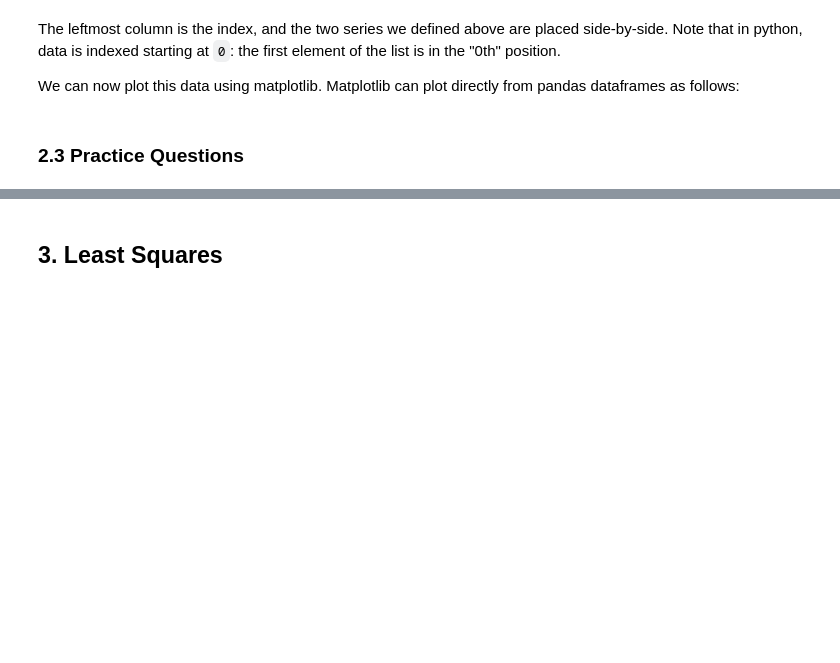
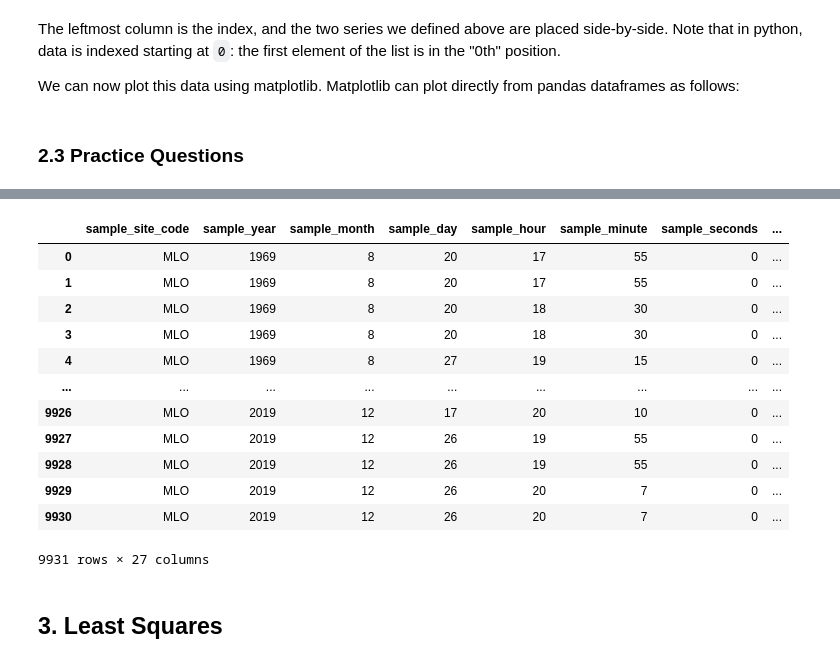
Before and after one commit to CUB-Computational-Tools/2020-ps-team-bozs_asks, a Jupyter notebook: geol3910_pythonintro_globalchange_ANSWERKEY.ipynb, the cells around one changed output, grey strips where cells are left out. Drawn from its saved outputs; the diff is of its cells as text; code cells hidden in the pictures; blank space fills up the shorter version.

```diff
--- a/geol3910_pythonintro_globalchange_ANSWERKEY.ipynb
+++ b/geol3910_pythonintro_globalchange_ANSWERKEY.ipynb
@@ -100,3 +146,21 @@ inventory.plot(kind = 'scatter', x = 'customer', y = 'bananas')
+# %%
+# Question 3: Reading in real data
+co2ppm_Data =  pd.read_csv('data/co2_mlo_surface-flask_1_ccgg_event.txt',delim_whitespace=True)
+co2ppm_Data
+# %% [output]
+|  | sample_site_code | sample_year | sample_month | sample_day | sample_hour | sample_minute | sample_seconds | ... |
+| 0 | MLO | 1969 | 8 | 20 | 17 | 55 | 0 | ... |
+| 1 | MLO | 1969 | 8 | 20 | 17 | 55 | 0 | ... |
+| 2 | MLO | 1969 | 8 | 20 | 18 | 30 | 0 | ... |
+| 3 | MLO | 1969 | 8 | 20 | 18 | 30 | 0 | ... |
+| 4 | MLO | 1969 | 8 | 27 | 19 | 15 | 0 | ... |
+| ... | ... | ... | ... | ... | ... | ... | ... | ... |
+| 9926 | MLO | 2019 | 12 | 17 | 20 | 10 | 0 | ... |
+| 9927 | MLO | 2019 | 12 | 26 | 19 | 55 | 0 | ... |
+| 9928 | MLO | 2019 | 12 | 26 | 19 | 55 | 0 | ... |
+| 9929 | MLO | 2019 | 12 | 26 | 20 | 7 | 0 | ... |
+| 9930 | MLO | 2019 | 12 | 26 | 20 | 7 | 0 | ... |
+9931 rows × 27 columns
 # %% [markdown]
 ## 3. Least Squares
 # %% [markdown]
```
Also changed, not shown: parts of 4 cells of this notebook.
